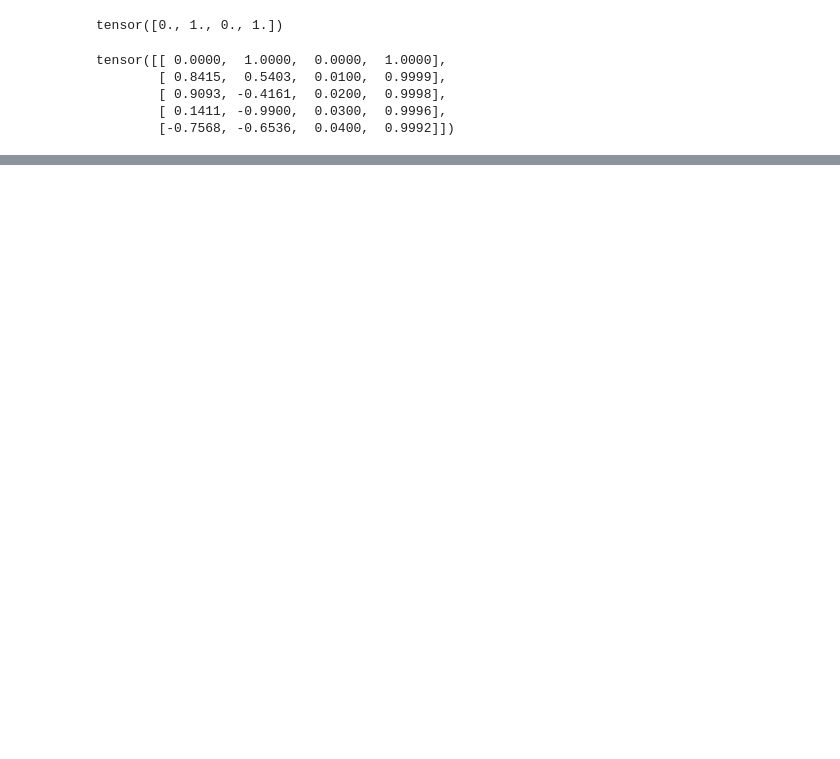
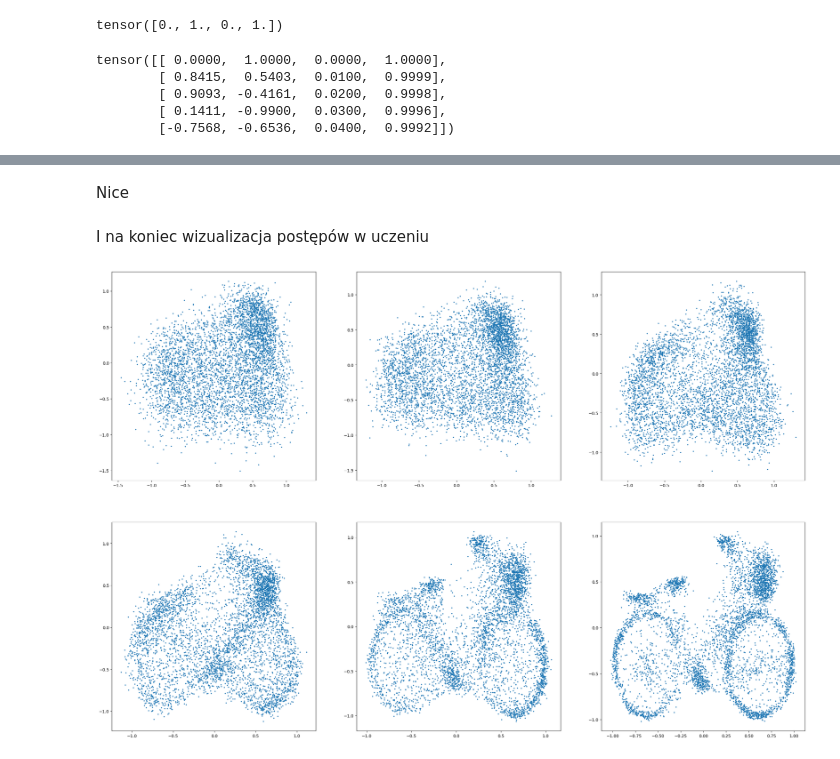
Before and after one commit to BlazejNowicki/obrazy, a Jupyter notebook: lab5/lab5.ipynb, the cells around one changed output, grey strips where cells are left out. Drawn from its saved outputs; the diff is of its cells as text; code cells hidden in the pictures; blank space fills up the shorter version.

```diff
--- a/lab5/lab5.ipynb
+++ b/lab5/lab5.ipynb
@@ -244,0 +295,14 @@ with torch.no_grad():
+# %% [markdown]
+Nice
+# %% [markdown]
+I na koniec wizualizacja postępów w uczeniu
+# %%
+fix, axs = plt.subplots(2, 3, figsize=(30, 20))
+for i, epoch in enumerate([10, 20, 50, 100, 300, 600]):
+    checkpoint = torch.load(checkpoint_path(epoch-1))
+    model = Model()
+    model.load_state_dict(checkpoint["model"])
+    x = generate_points(model, 5000)
+    axs[i // 3, i % 3].scatter(x[:, 0], x[:, 1], s=3)
+# %% [output]
+[figure, added]
```
Also changed, not shown: parts of 25 cells of this notebook, 1 other file.
